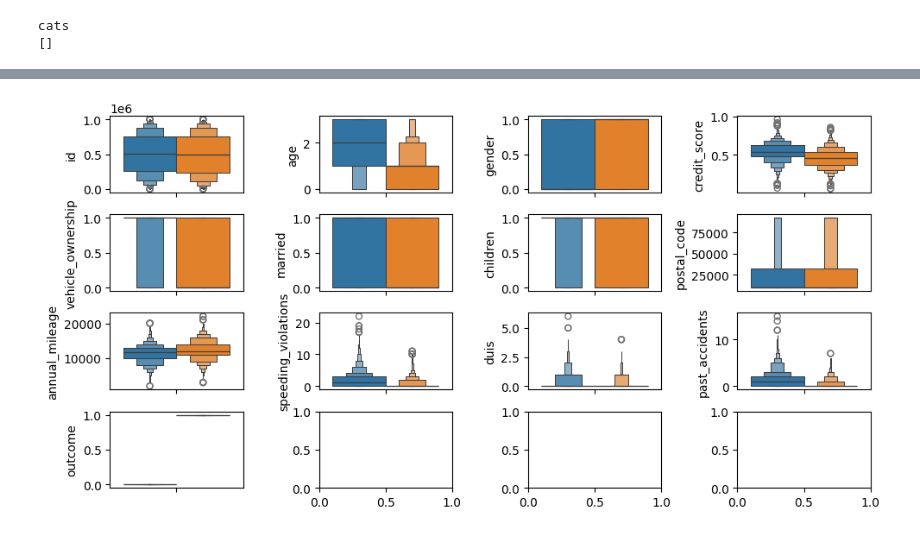
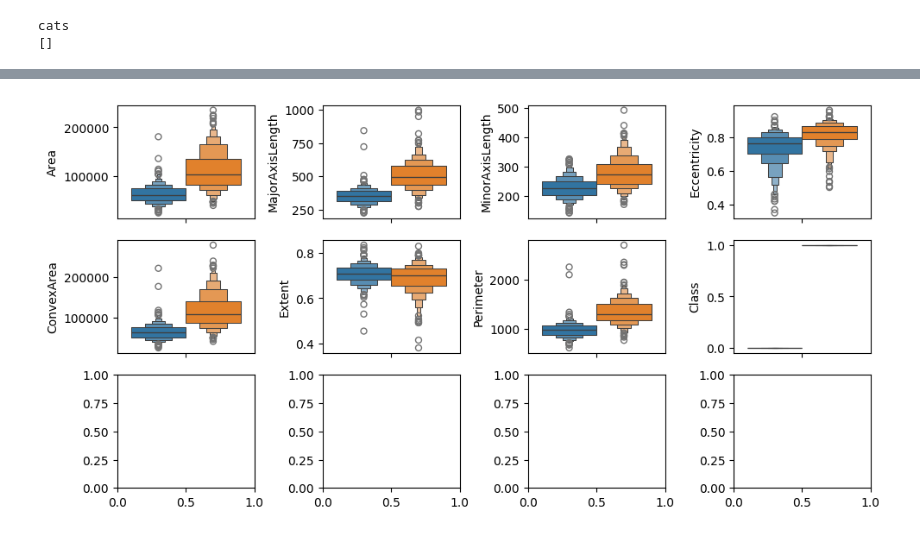
Before and after one commit to RolandTapie/EDA_and_ML, a Jupyter notebook: Projects/Project_EDA/Repositories/Notebooks/Explor_Data_Analysis.ipynb, the cells around one changed output, grey strips where cells are left out. Drawn from its saved outputs; the diff is of its cells as text; code cells hidden in the pictures.

```diff
--- a/Projects/Project_EDA/Repositories/Notebooks/Explor_Data_Analysis.ipynb
+++ b/Projects/Project_EDA/Repositories/Notebooks/Explor_Data_Analysis.ipynb
@@ -17,7 +17,7 @@ report.doc_add_paragraph(test)
 <Projects.Functions.Report.report.Report at 0x...>
 # %%
 report.doc_add_heading("Lecture du dataset")
-df= dataset_reading(r"C:\Users\tallar\Documents\PROJETS\EDA_and_ML\Projects\Project_EDA\Repositories\Data\car_insurance.csv")
-cible="outcome"
+df= dataset_reading(r"C:\Users\tallar\Documents\PROJETS\EDA_and_ML\Projects\Project_EDA\Repositories\Data\Raisin_Dataset.csv")
+cible="Class"
 df.head()
 # %% [output]
@@ -169,6 +161,6 @@ past_accidents > outcome : -0.311
 <Projects.Functions.Report.report.Report at 0x...>
 # %%
-generate_box_plots(df,"outcome","vide","classification")
+generate_box_plots(df,cible,"vide","classification")
 # %% [output]
-[figure, old version]
+[figure, new version]
 # %%
```
Also changed, not shown: parts of 15 cells of this notebook, 58 other files.
